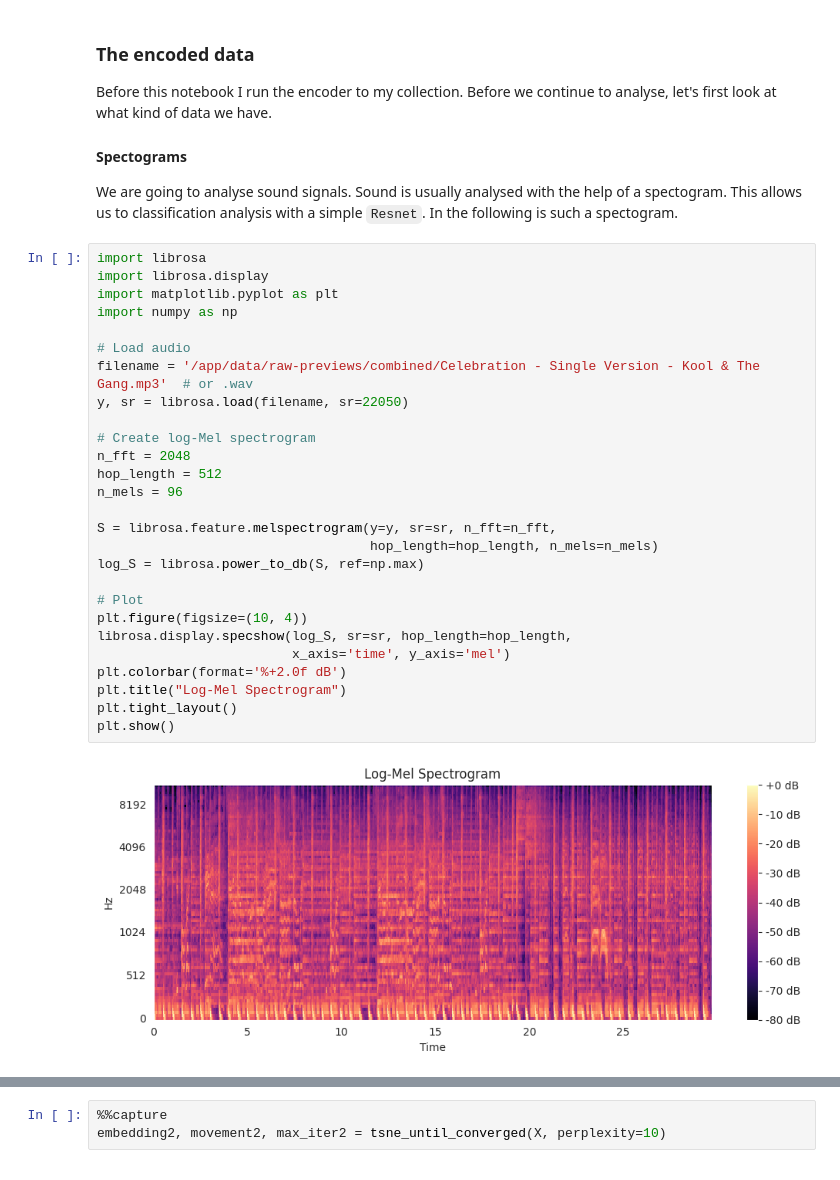
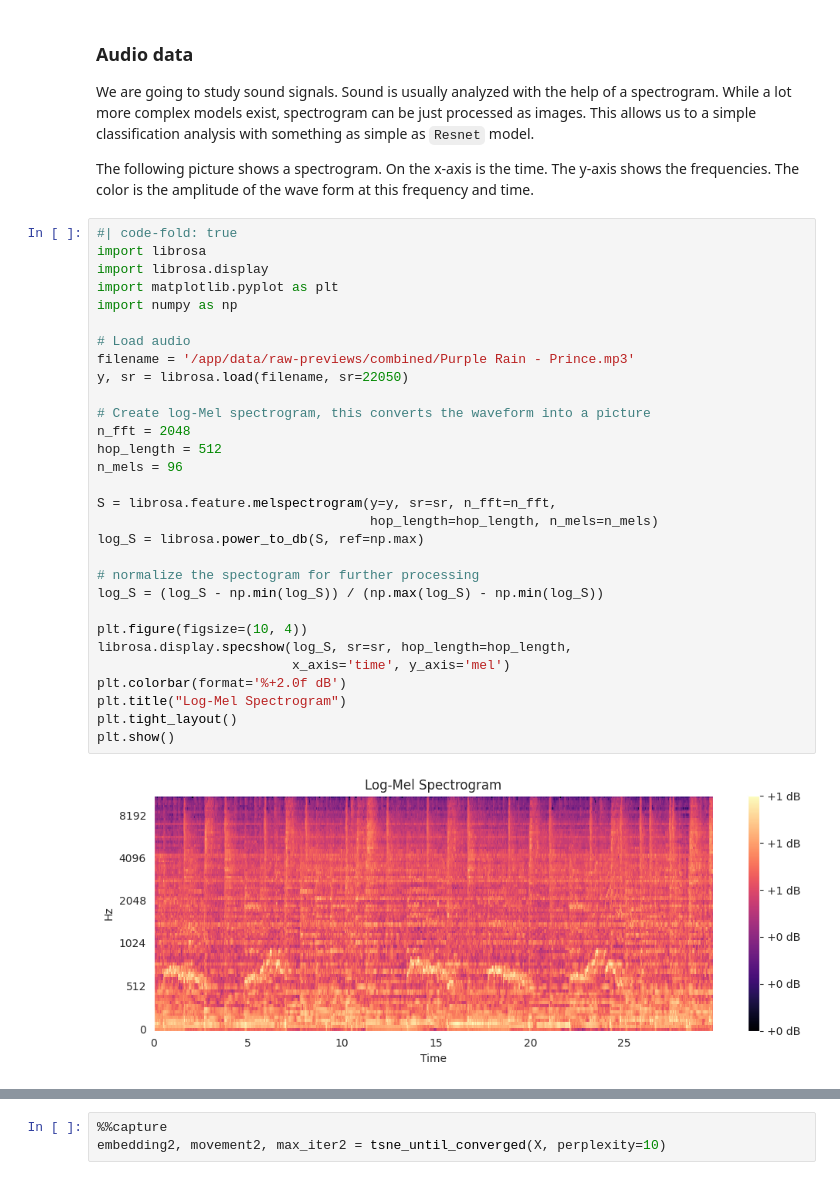
Before and after one commit to dolind/Deej-AI-with-XAI, a Jupyter notebook: notebooks/explainability.ipynb, the cells around one changed output, grey strips where cells are left out. Cells and saved outputs as stored; diff of their text form.

Commit message:
created article on explainability for the model

```diff
--- a/notebooks/explainability.ipynb
+++ b/notebooks/explainability.ipynb
@@ -47,40 +116,44 @@ with open(MANIFEST_FILE, "w", newline='') as f:
 # %% [markdown]
 
-### The encoded data
-Before this notebook I run the encoder to my collection.
-Before we continue to analyse, let's first look at what kind of data we have.
+### Audio data
 
-#### Spectograms
-We are going to analyse sound signals. Sound is usually analysed with the help of a spectogram.
-This allows us to classification analysis with a simple `Resnet`.
-In the following is such a spectogram.
+We are going to study sound signals. Sound is usually analyzed with the help of a spectrogram.
+While a lot more complex models exist, spectrogram can be just processed as images.
+This allows us to a simple classification analysis with something as simple as `Resnet` model.
+
+
+The following picture shows a spectrogram. On the x-axis is the time.
+The y-axis shows the frequencies. The color is the amplitude of the wave form at this frequency and time.
 # %%
+#| code-fold: true
 import librosa
 import librosa.display
 import matplotlib.pyplot as plt
 import numpy as np
 
 # Load audio
-filename = '/app/data/raw-previews/combined/Celebration - Single Version - Kool & The Gang.mp3'  # or .wav
+filename = '/app/data/raw-previews/combined/Purple Rain - Prince.mp3'
 y, sr = librosa.load(filename, sr=22050)
 
-# Create log-Mel spectrogram
+# Create log-Mel spectrogram, this converts the waveform into a picture
 n_fft = 2048
 hop_length = 512
 n_mels = 96
 
 S = librosa.feature.melspectrogram(y=y, sr=sr, n_fft=n_fft,
                                    hop_length=hop_length, n_mels=n_mels)
 log_S = librosa.power_to_db(S, ref=np.max)
 
-# Plot
+# normalize the spectogram for further processing
+log_S = (log_S - np.min(log_S)) / (np.max(log_S) - np.min(log_S))
+
 plt.figure(figsize=(10, 4))
 librosa.display.specshow(log_S, sr=sr, hop_length=hop_length,
                          x_axis='time', y_axis='mel')
 plt.colorbar(format='%+2.0f dB')
 plt.title("Log-Mel Spectrogram")
 plt.tight_layout()
 plt.show()
 # %% [output]
-[figure, old version]
+[figure, new version]
 # %% [markdown]
```
Also changed, not shown: parts of 116 cells of this notebook, 1 other file.
